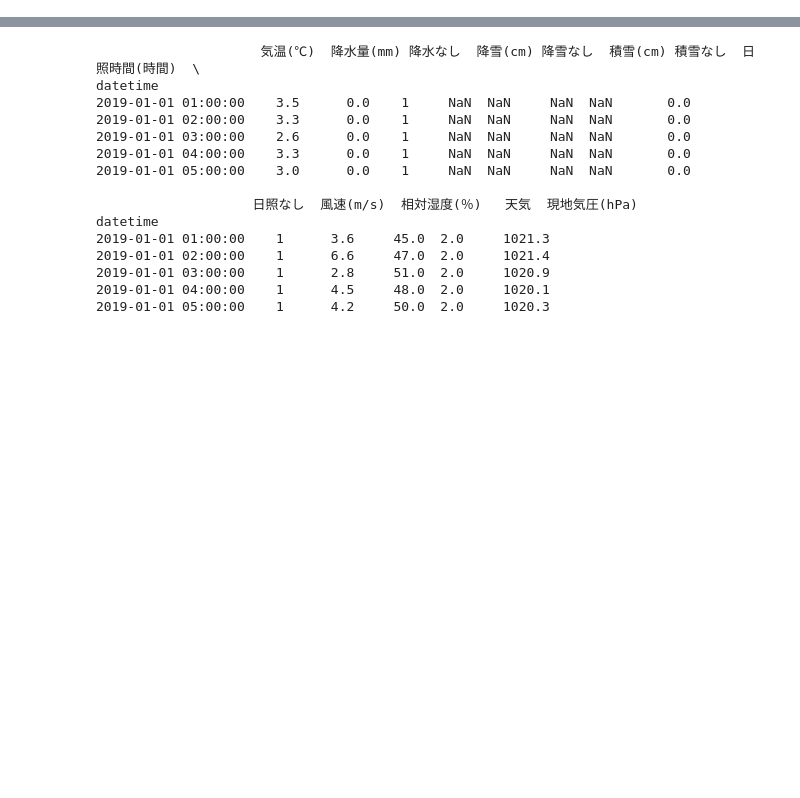
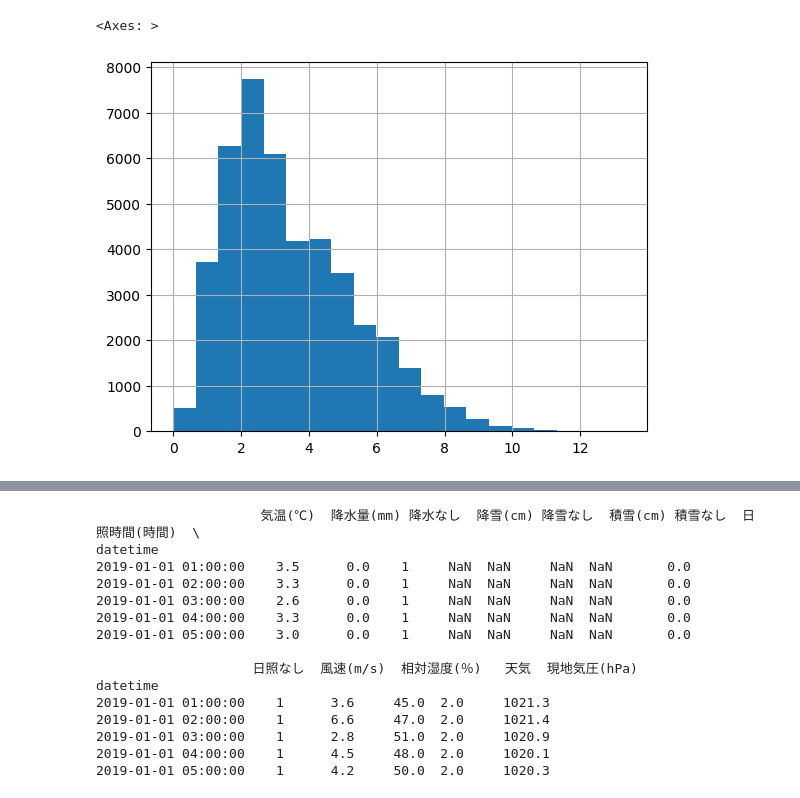
Before and after one commit to Methanon46/hm_ambulance, a Jupyter notebook: notebook/tenki_merge.ipynb, the cells around one changed output, grey strips where cells are left out. Drawn from its saved outputs; the diff is of its cells as text; code cells hidden in the pictures; blank space fills up the shorter version.

```diff
--- a/notebook/tenki_merge.ipynb
+++ b/notebook/tenki_merge.ipynb
@@ -23,7 +23,15 @@ def data_cleaning(path):
 
 csv_list = glob.glob(str(Path.cwd().parent / "input" / "weather") + "/*.csv")
 # リスト内包表記で一気にcleaningを掛け、結合、その後datetimeのダブりを削除
-df = pd.concat([data_cleaning(l) for l in csv_list]).drop_duplicates(subset='datetime')
+df_tenki = pd.concat([data_cleaning(l) for l in csv_list]).drop_duplicates(subset='datetime')
 # datetimeを行に指定してsort
-df.set_index("datetime",inplace=True)
-df.sort_index(inplace=True)
+df_tenki.set_index("datetime",inplace=True)
+df_tenki.sort_index(inplace=True)
+
+# datetime列から日付部分だけを抽出して新しい列を作成
+df_tenki['date'] = df_tenki.index.date
+
+# 日付ごとにグループ化して気温の統計を計算
+result_tenki = df_tenki.groupby('date')['気温(℃)'].agg(['mean', 'max', 'min'])
+# 列名を日本語に変更
+result_tenki.columns = ['平均気温', '最高気温', '最低気温']
@@ -29,0 +69,5 @@ df.sort_index(inplace=True)
+# %%
+df["風速(m/s)"].hist(bins=20)
+# %% [output]
+<Axes: >
+[figure, added]
```
Also changed, not shown: parts of 7 cells of this notebook, 2 other files.
